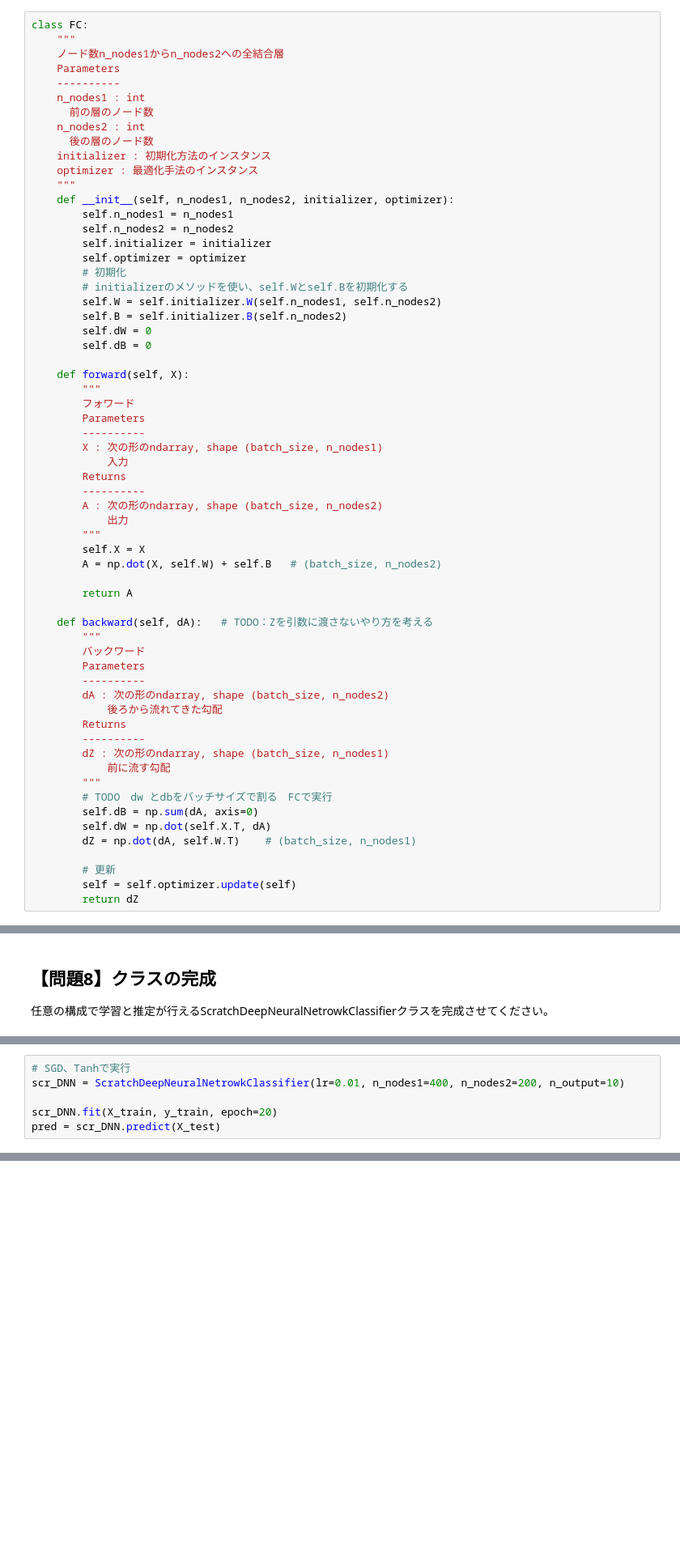
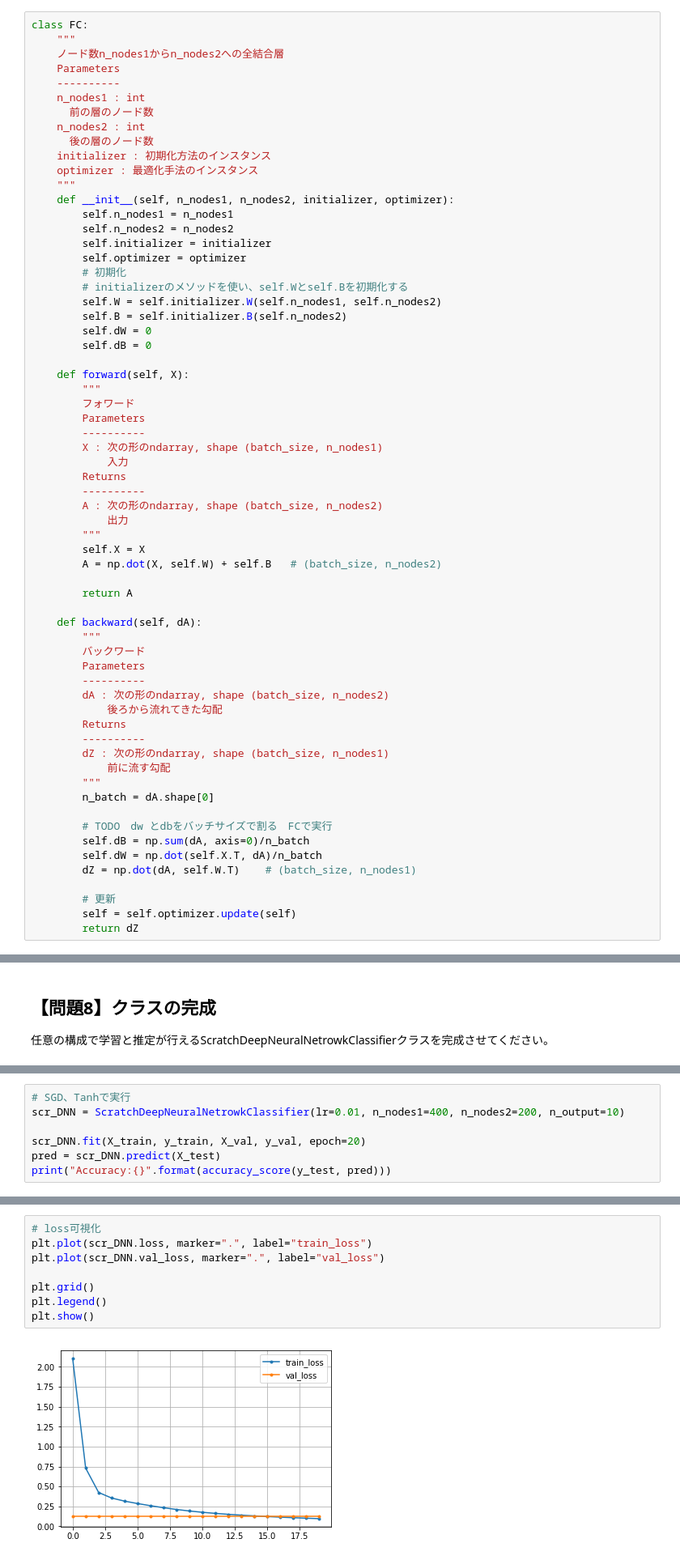
Before and after one commit to adachione/diveintocode-ml, a Jupyter notebook: Sprint/Sprint 深層学習スクラッチ ディープニューラルネットワーク.ipynb, the cells around one changed output, grey strips where cells are left out. Shown: that part at 81% size. Cells and saved outputs as stored; diff of their text form; blank space fills up the shorter version.

```diff
--- a/Sprint/Sprint 深層学習スクラッチ ディープニューラルネットワーク.ipynb
+++ b/Sprint/Sprint 深層学習スクラッチ ディープニューラルネットワーク.ipynb
@@ -109,7 +111,7 @@ class FC:
 
         return A
 
-    def backward(self, dA):   # TODO：Zを引数に渡さないやり方を考える
+    def backward(self, dA):
         """
         バックワード
         Parameters
@@ -121,9 +123,11 @@ class FC:
         dZ : 次の形のndarray, shape (batch_size, n_nodes1)
             前に流す勾配
         """
+        n_batch = dA.shape[0]
+
         # TODO　dw とdbをバッチサイズで割る　FCで実行
-        self.dB = np.sum(dA, axis=0)
-        self.dW = np.dot(self.X.T, dA)
+        self.dB = np.sum(dA, axis=0)/n_batch
+        self.dW = np.dot(self.X.T, dA)/n_batch
         dZ = np.dot(dA, self.W.T)    # (batch_size, n_nodes1)
 
         # 更新
@@ -650,5 +697,6 @@ class ScratchDeepNeuralNetrowkClassifier:
 # SGD、Tanhで実行
 scr_DNN = ScratchDeepNeuralNetrowkClassifier(lr=0.01, n_nodes1=400, n_nodes2=200, n_output=10)
 
-scr_DNN.fit(X_train, y_train, epoch=20)
+scr_DNN.fit(X_train, y_train, X_val, y_val, epoch=20)
 pred = scr_DNN.predict(X_test)
+print("Accuracy:{}".format(accuracy_score(y_test, pred)))
@@ -661 +705,11 @@ accuracy_score(y_test, pred)
+# %%
+# loss可視化
+plt.plot(scr_DNN.loss, marker=".", label="train_loss")
+plt.plot(scr_DNN.val_loss, marker=".", label="val_loss")
+
+plt.grid()
+plt.legend()
+plt.show()
+# %% [output]
+[figure, added]
 # %%
```
Also changed, not shown: parts of 30 cells of this notebook.
